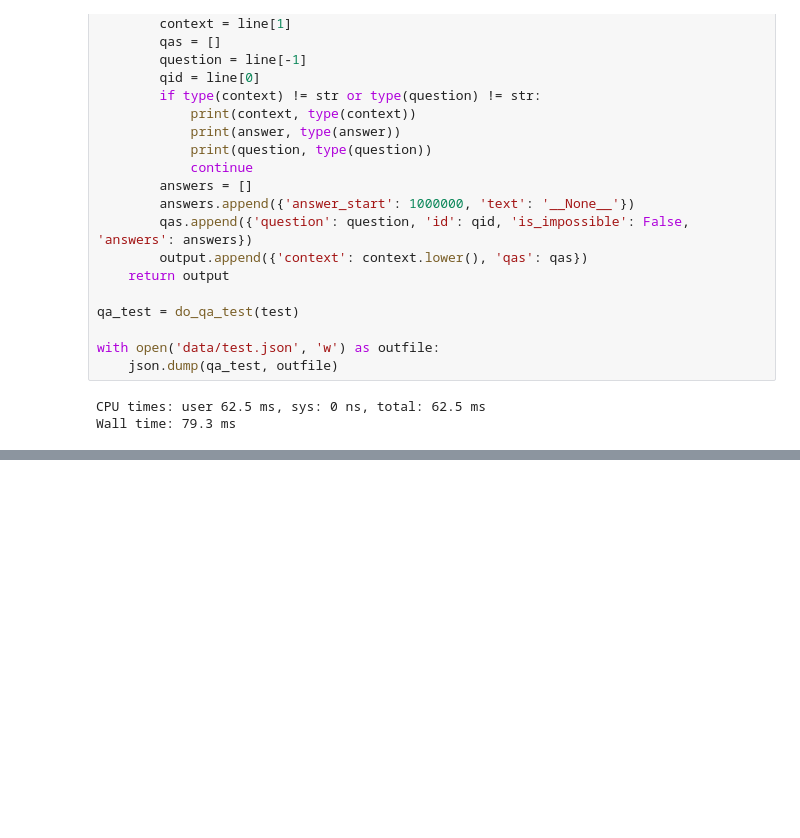
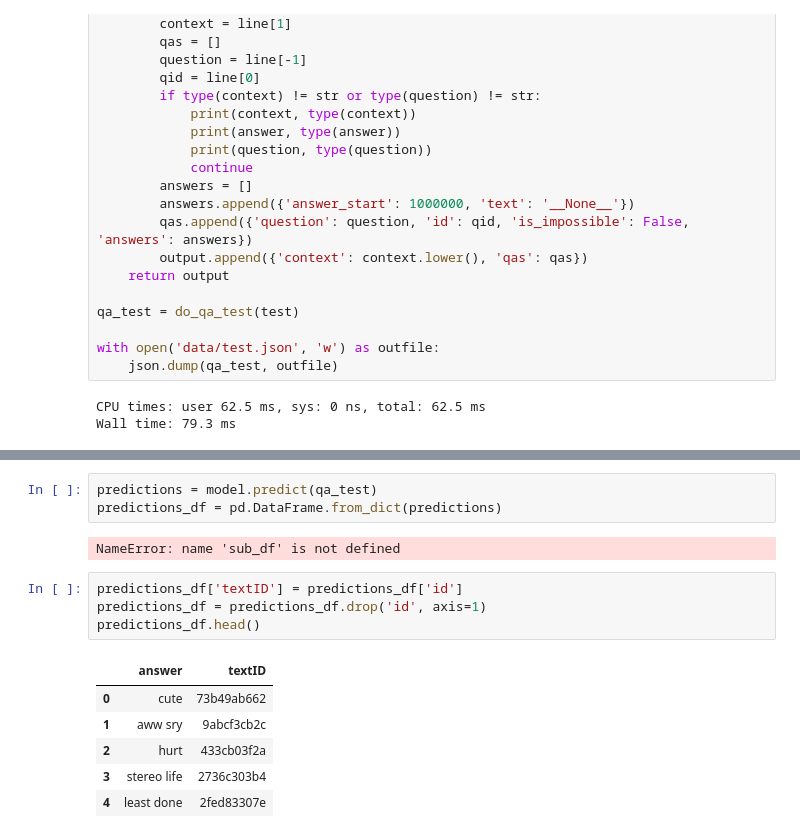
Before and after one commit to pmbrull/udacity-ml-engineer-capstone, a Jupyter notebook: notebooks/Capstone.ipynb, the cells around one changed output, grey strips where cells are left out. Cells and saved outputs as stored; diff of their text form; blank space fills up the shorter version.

```diff
--- a/notebooks/Capstone.ipynb
+++ b/notebooks/Capstone.ipynb
@@ -642,0 +644,16 @@ Running loss: 1.162603
+# %%
+predictions = model.predict(qa_test)
+predictions_df = pd.DataFrame.from_dict(predictions)
+# %% [output]
+NameError: name 'sub_df' is not defined
+# %%
+predictions_df['textID'] = predictions_df['id']
+predictions_df = predictions_df.drop('id', axis=1)
+predictions_df.head()
+# %% [output]
+|  | answer | textID |
+| 0 | cute | 73b49ab662 |
+| 1 | aww sry | 9abcf3cb2c |
+| 2 | hurt | 433cb03f2a |
+| 3 | stereo life | 2736c303b4 |
+| 4 | least done | 2fed83307e |
```
Also changed, not shown: parts of 5 cells of this notebook, 2 other files.
